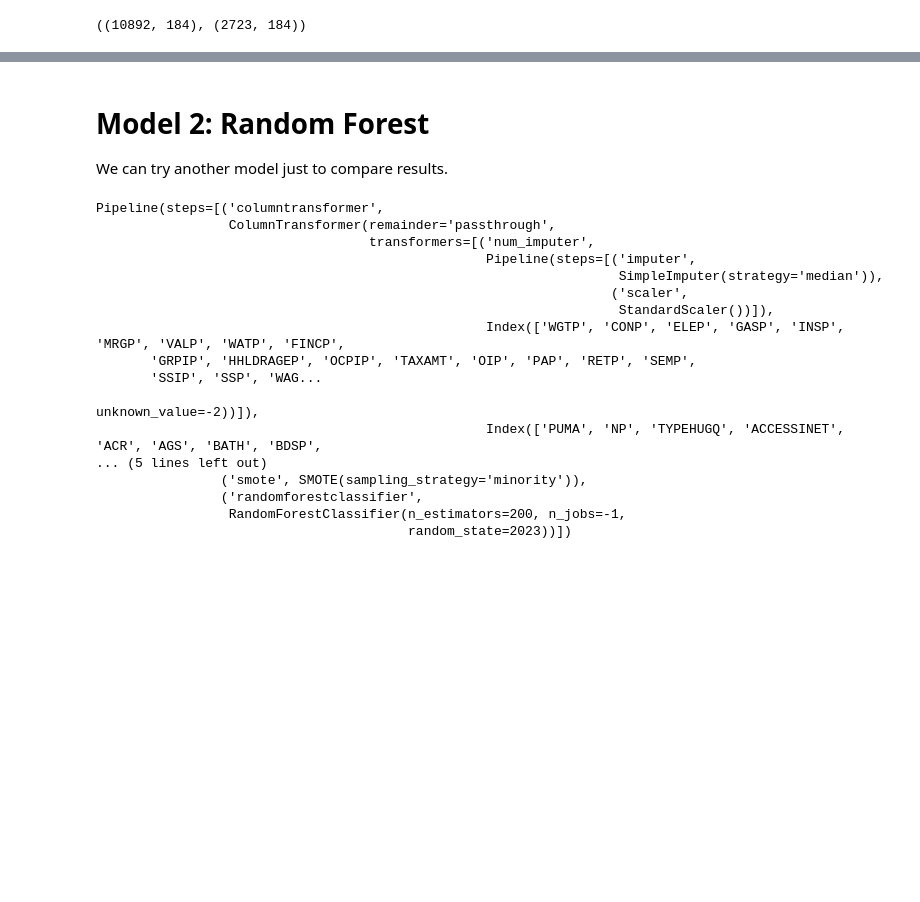
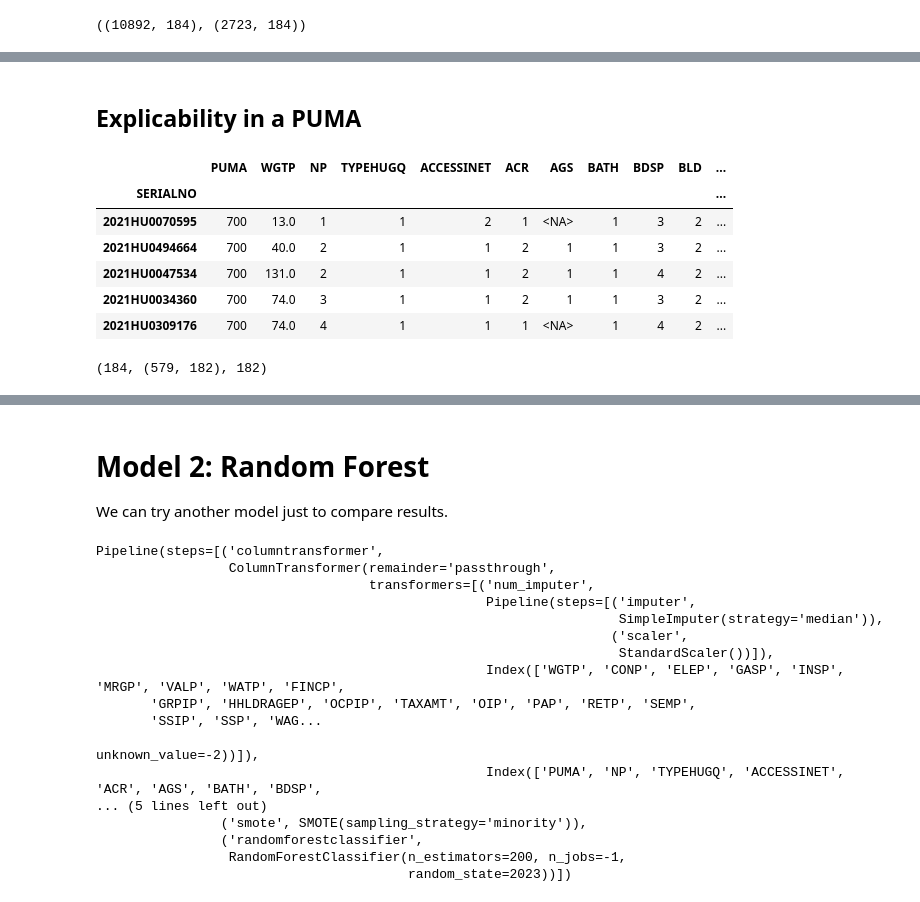
Before and after one commit to qSergio/techy_food, a Jupyter notebook: Food_census.ipynb, the cells around one changed output, grey strips where cells are left out. Cells and saved outputs as stored; diff of their text form; code cells hidden in the pictures; blank space fills up the shorter version.

```diff
--- a/Food_census.ipynb
+++ b/Food_census.ipynb
@@ -981,0 +1006,15 @@ validation["likelihood"].hist(bins=40)
+# %% [markdown]
+## Explicability in a PUMA
+# %%
+# Puma 700
+
+puma_700 = validation[validation['PUMA']==700]
+puma_700.head()
+# %% [output]
+|  | PUMA | WGTP | NP | TYPEHUGQ | ACCESSINET | ACR | AGS | BATH | BDSP | BLD | ... |
+| SERIALNO |  |  |  |  |  |  |  |  |  |  | ... |
+| 2021HU0070595 | 700 | 13.0 | 1 | 1 | 2 | 1 | <NA> | 1 | 3 | 2 | ... |
+| 2021HU0494664 | 700 | 40.0 | 2 | 1 | 1 | 2 | 1 | 1 | 3 | 2 | ... |
+| 2021HU0047534 | 700 | 131.0 | 2 | 1 | 1 | 2 | 1 | 1 | 4 | 2 | ... |
+| 2021HU0034360 | 700 | 74.0 | 3 | 1 | 1 | 2 | 1 | 1 | 3 | 2 | ... |
+| 2021HU0309176 | 700 | 74.0 | 4 | 1 | 1 | 1 | <NA> | 1 | 4 | 2 | ... |
@@ -981,0 +1023,4 @@ validation["likelihood"].hist(bins=40)
+# %%
+len(X_train.columns), puma_700_preprocessed.shape, len(coefficients)
+# %% [output]
+(184, (579, 182), 182)
```
Also changed, not shown: parts of 28 cells of this notebook.
